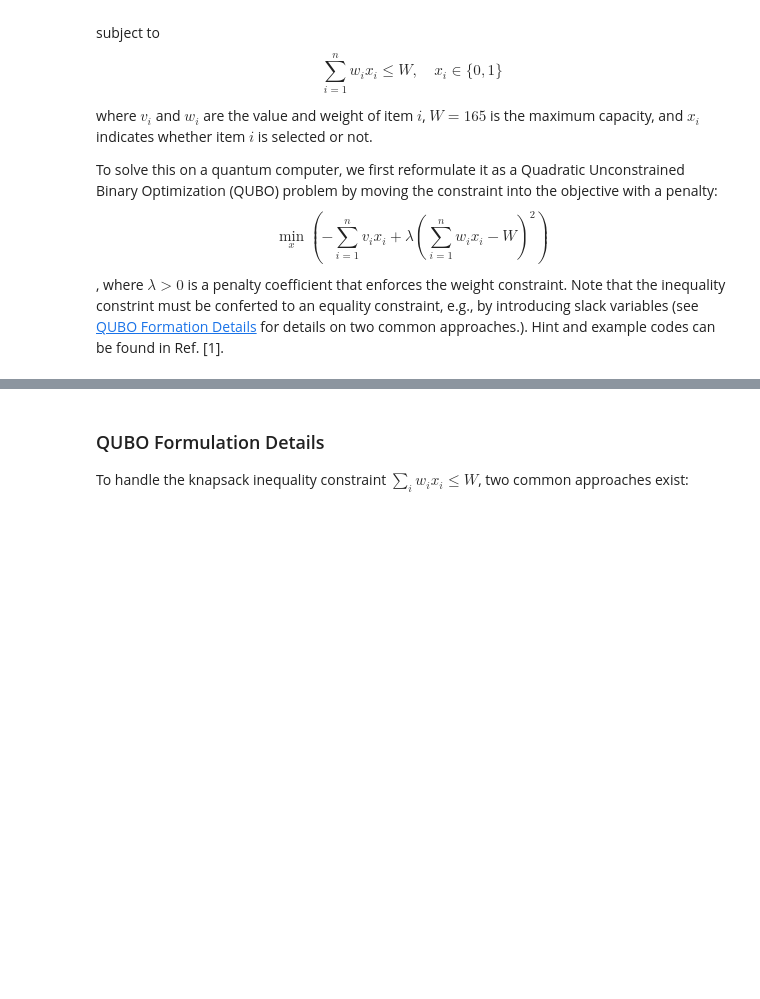
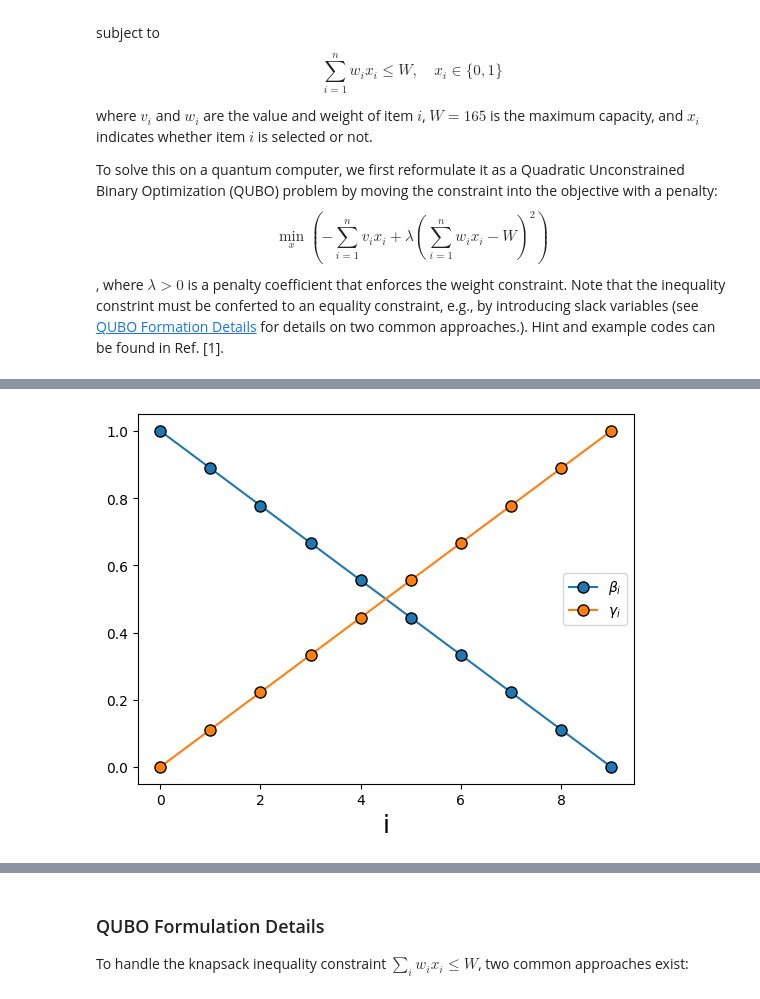
Before and after one commit to drxaero/NTU-114-2-PHYS8155-QAlgo, a Jupyter notebook: hw2/hw2.ipynb, the cells around one changed output, grey strips where cells are left out. Cells and saved outputs as stored; diff of their text form; code cells hidden in the pictures; blank space fills up the shorter version.

```diff
--- a/hw2/hw2.ipynb
+++ b/hw2/hw2.ipynb
@@ -28,0 +197,14 @@ where $\lambda > 0$ is a penalty coefficient that enforces the weight constraint
+# %%
+import matplotlib.pyplot as plt
+# Annealing schedule for QAOA
+betas = np.linspace(0, 1, 10)[::-1]  # Parameters for the mixer Hamiltonian
+gammas = np.linspace(0, 1, 10)  # Parameters for the cost Hamiltonian (Our Knapsack problem)
+
+fig, ax = plt.subplots()
+ax.plot(betas, label=r"$\beta_i$", marker="o", markersize=8, markeredgecolor="black")
+ax.plot(gammas, label=r"$\gamma_i$", marker="o", markersize=8, markeredgecolor="black")
+ax.set_xlabel("i", fontsize=18)
+ax.legend()
+fig.show()
+# %% [output]
+[figure, added]
```
Also changed, not shown: parts of 13 cells of this notebook, 3 other files.
